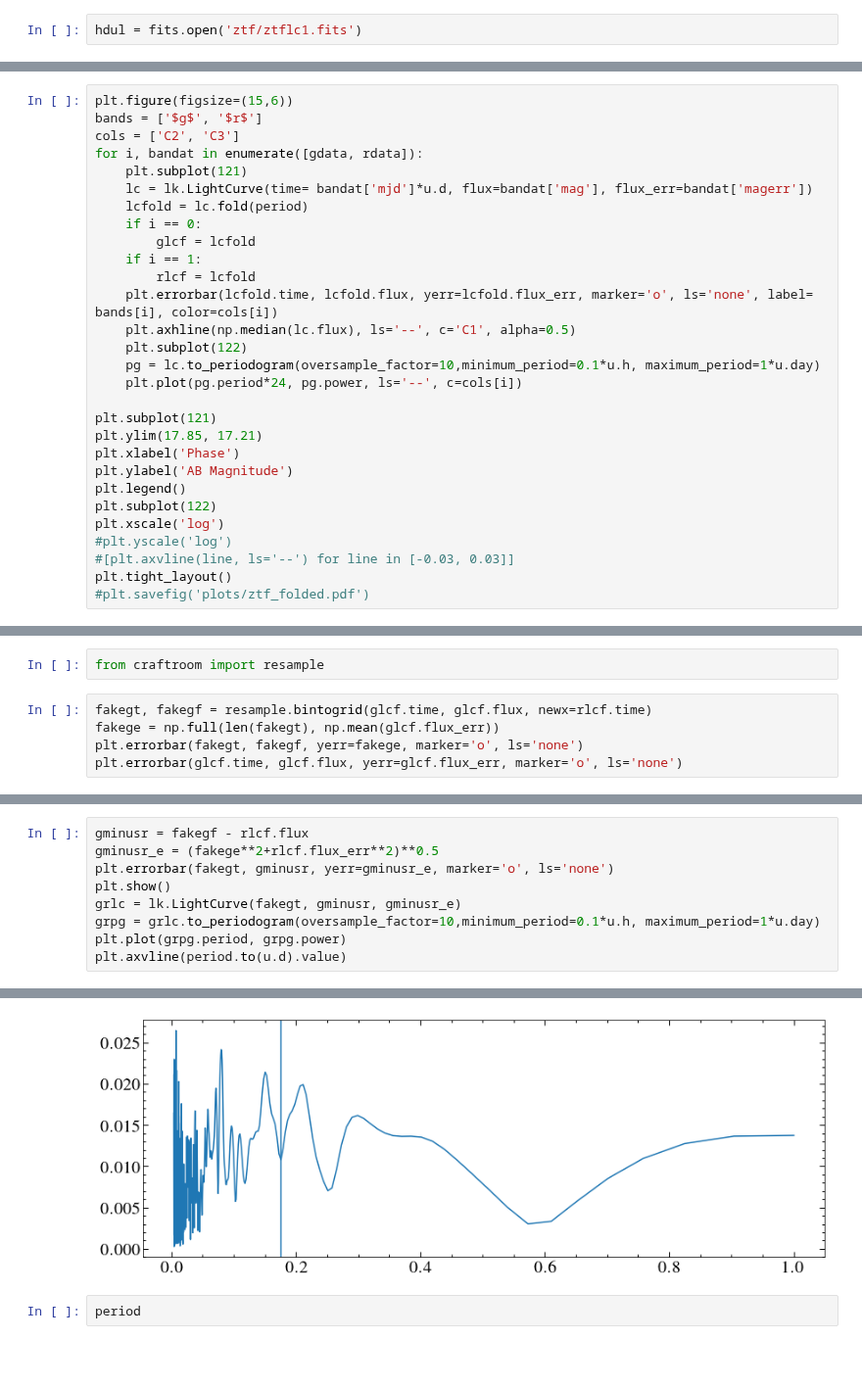
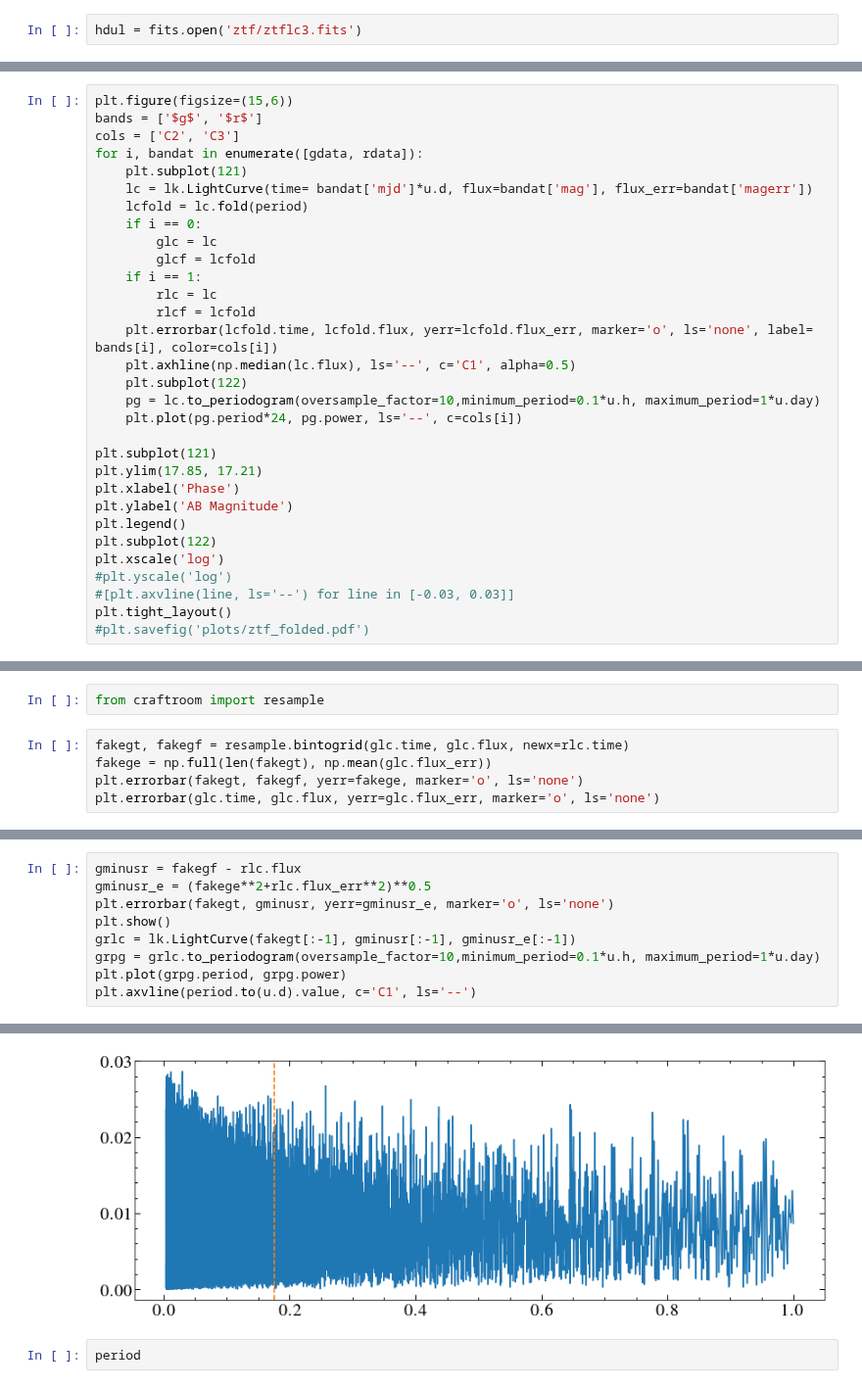
Before and after one commit to davidjwilson/wd-bd, a Jupyter notebook: 1144_ztf.ipynb, the cells around one changed output, grey strips where cells are left out. Shown at 98% size. Saved outputs shown, nothing was run; the diff lists cells and outputs as text; blank space fills up the shorter version.

```diff
--- a/1144_ztf.ipynb
+++ b/1144_ztf.ipynb
@@ -20,7 +20,7 @@ from matplotlib import rcParams
 rcParams["figure.figsize"] = (14, 5)
 rcParams["font.size"] = 20
 # %%
-hdul = fits.open('ztf/ztflc1.fits')
+hdul = fits.open('ztf/ztflc3.fits')
 # %%
 hdul[1].data.names
 # %% [output]
@@ -92,8 +92,10 @@ for i, bandat in enumerate([gdata, rdata]):
     lc = lk.LightCurve(time= bandat['mjd']*u.d, flux=bandat['mag'], flux_err=bandat['magerr'])
     lcfold = lc.fold(period)
     if i == 0:
+        glc = lc
         glcf = lcfold
     if i == 1:
+        rlc = lc
         rlcf = lcfold
     plt.errorbar(lcfold.time, lcfold.flux, yerr=lcfold.flux_err, marker='o', ls='none', label= bands[i], color=cols[i])
     plt.axhline(np.median(lc.flux), ls='--', c='C1', alpha=0.5)
@@ -147,9 +149,9 @@ print(len(glcf.time), len(rlcf.time))
 # %%
 from craftroom import resample
 # %%
-fakegt, fakegf = resample.bintogrid(glcf.time, glcf.flux, newx=rlcf.time)
-fakege = np.full(len(fakegt), np.mean(glcf.flux_err))
+fakegt, fakegf = resample.bintogrid(glc.time, glc.flux, newx=rlc.time)
+fakege = np.full(len(fakegt), np.mean(glc.flux_err))
 plt.errorbar(fakegt, fakegf, yerr=fakege, marker='o', ls='none')
-plt.errorbar(glcf.time, glcf.flux, yerr=glcf.flux_err, marker='o', ls='none')
+plt.errorbar(glc.time, glc.flux, yerr=glc.flux_err, marker='o', ls='none')
 # %% [output]
 <ErrorbarContainer object of 3 artists>
@@ -157,10 +159,10 @@ plt.errorbar(glcf.time, glcf.flux, yerr=glcf.flux_err, marker='o', ls='none')
 # %%
-gminusr = fakegf - rlcf.flux
-gminusr_e = (fakege**2+rlcf.flux_err**2)**0.5
+gminusr = fakegf - rlc.flux
+gminusr_e = (fakege**2+rlc.flux_err**2)**0.5
 plt.errorbar(fakegt, gminusr, yerr=gminusr_e, marker='o', ls='none')
 plt.show()
-grlc = lk.LightCurve(fakegt, gminusr, gminusr_e)
+grlc = lk.LightCurve(fakegt[:-1], gminusr[:-1], gminusr_e[:-1])
 grpg = grlc.to_periodogram(oversample_factor=10,minimum_period=0.1*u.h, maximum_period=1*u.day)
 plt.plot(grpg.period, grpg.power)
-plt.axvline(period.to(u.d).value)
+plt.axvline(period.to(u.d).value, c='C1', ls='--')
 # %% [output]
@@ -168,5 +170,5 @@ plt.axvline(period.to(u.d).value)
 <matplotlib.lines.Line2D at 0x...>
-[figure, old version]
+[figure, new version]
 # %%
 period
 # %% [output]
```
Also changed, not shown: parts of 7 cells of this notebook, 2 other files.
